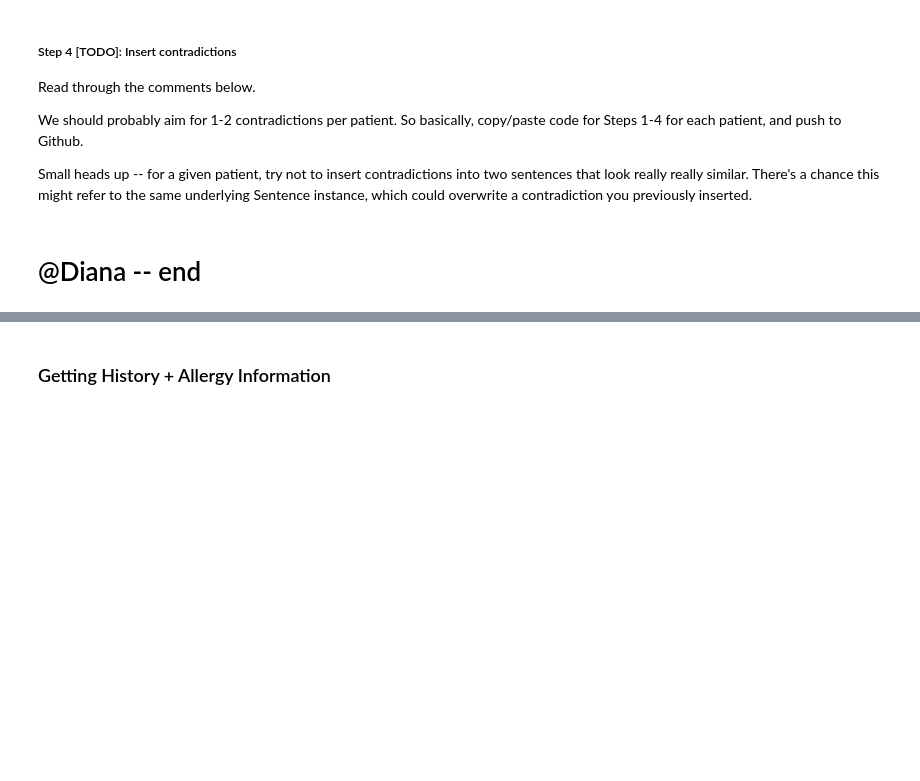
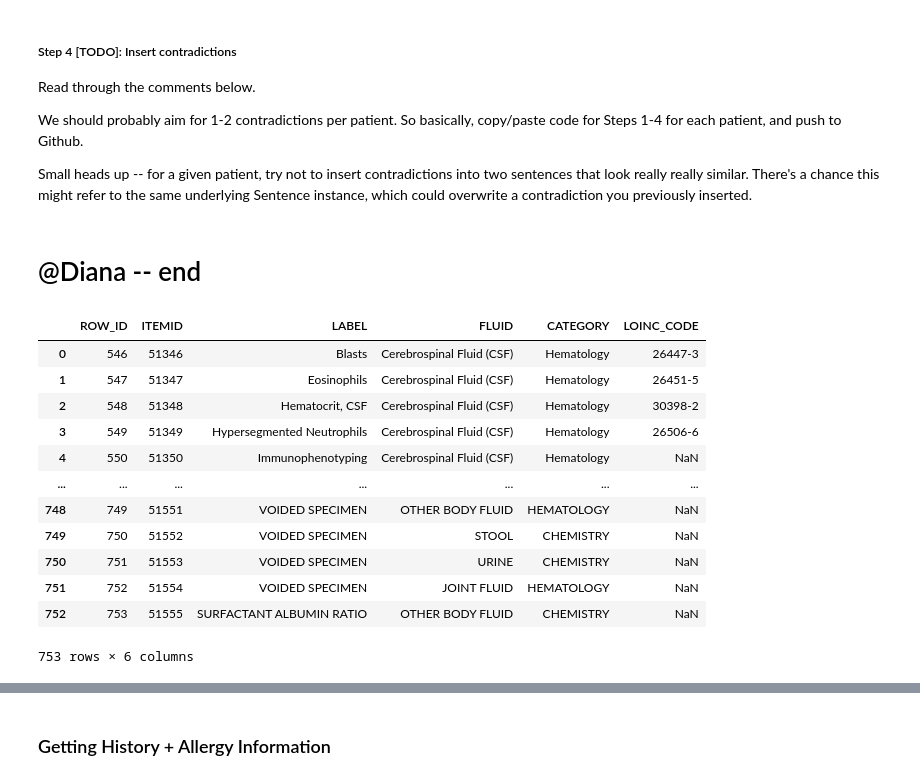
Before and after one commit to sakuralily11/opennotes-error-detection, a Jupyter notebook: Data Processing.ipynb, the cells around one changed output, grey strips where cells are left out. Drawn from its saved outputs; the diff is of its cells as text; code cells hidden in the pictures; blank space fills up the shorter version.

```diff
--- a/Data Processing.ipynb
+++ b/Data Processing.ipynb
@@ -594,3 +611,19 @@ contradicting_txt = "ANOTHER CONTRADICTION!!"
 sentence_to_modify.update_text(contradicting_txt)
 # %% [markdown]
 # @Diana -- end
+# %%
+pat.d_lab_df
+# %% [output]
+|  | ROW_ID | ITEMID | LABEL | FLUID | CATEGORY | LOINC_CODE |
+| 0 | 546 | 51346 | Blasts | Cerebrospinal Fluid (CSF) | Hematology | 26447-3 |
+| 1 | 547 | 51347 | Eosinophils | Cerebrospinal Fluid (CSF) | Hematology | 26451-5 |
+| 2 | 548 | 51348 | Hematocrit, CSF | Cerebrospinal Fluid (CSF) | Hematology | 30398-2 |
+| 3 | 549 | 51349 | Hypersegmented Neutrophils | Cerebrospinal Fluid (CSF) | Hematology | 26506-6 |
+| 4 | 550 | 51350 | Immunophenotyping | Cerebrospinal Fluid (CSF) | Hematology | NaN |
+| ... | ... | ... | ... | ... | ... | ... |
+| 748 | 749 | 51551 | VOIDED SPECIMEN | OTHER BODY FLUID | HEMATOLOGY | NaN |
+| 749 | 750 | 51552 | VOIDED SPECIMEN | STOOL | CHEMISTRY | NaN |
+| 750 | 751 | 51553 | VOIDED SPECIMEN | URINE | CHEMISTRY | NaN |
+| 751 | 752 | 51554 | VOIDED SPECIMEN | JOINT FLUID | HEMATOLOGY | NaN |
+| 752 | 753 | 51555 | SURFACTANT ALBUMIN RATIO | OTHER BODY FLUID | CHEMISTRY | NaN |
+753 rows × 6 columns
```
Also changed, not shown: parts of 11 cells of this notebook, 1 other file.
